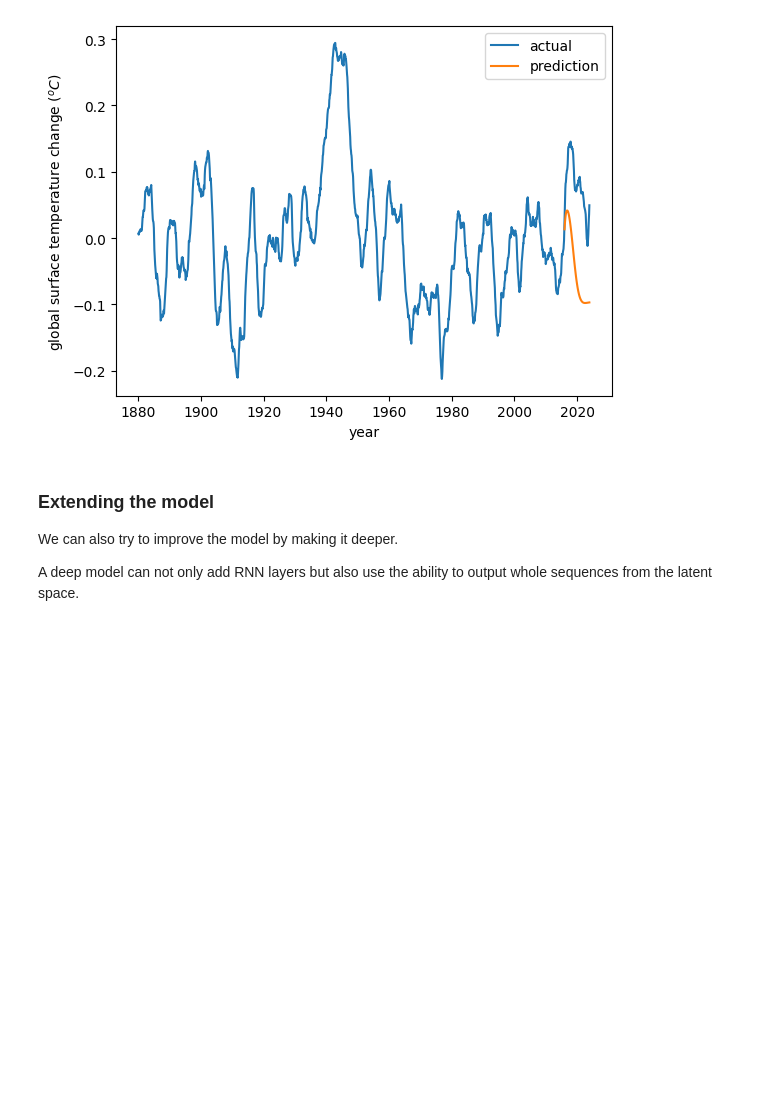
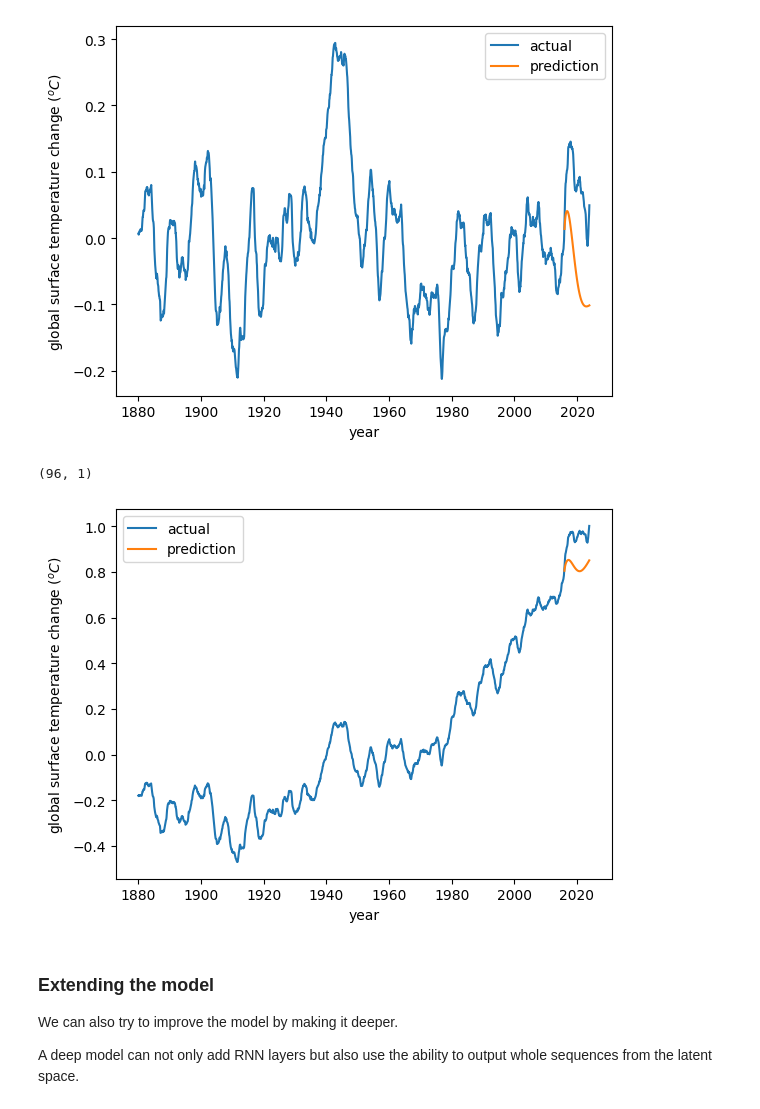
Before and after one commit to HJJJJX/GEO_Practice, a Jupyter notebook: 12-Recurrent.ipynb, the cells around one changed output. Cells and saved outputs as stored; diff of their text form; code cells hidden in the pictures; blank space fills up the shorter version.

```diff
--- a/12-Recurrent.ipynb
+++ b/12-Recurrent.ipynb
@@ -776,6 +805,25 @@ plt.ylabel('global surface temperature change ($^{o}C$)')
 plt.show()
 # %% [output]
 [figure]
+# %%
+preds.shape
+# %% [output]
+(96, 1)
+# %%
+trend_last = trend[-96:]
+last = trend_last.reshape(-1,1)
+yp_o = preds + last
+
+smooth = temp_smooth_t2 + trend
+# %%
+plt.plot(xaxis, smooth, label='actual')
+plt.plot(np.arange(2016, 2024, 1/12), yp_o, label='prediction')
+plt.legend()
+plt.xlabel('year')
+plt.ylabel('global surface temperature change ($^{o}C$)')
+plt.show()
+# %% [output]
+[figure, added]
 # %% [markdown]
 ### Extending the model
 
```
Also changed, not shown: parts of 27 cells of this notebook.
